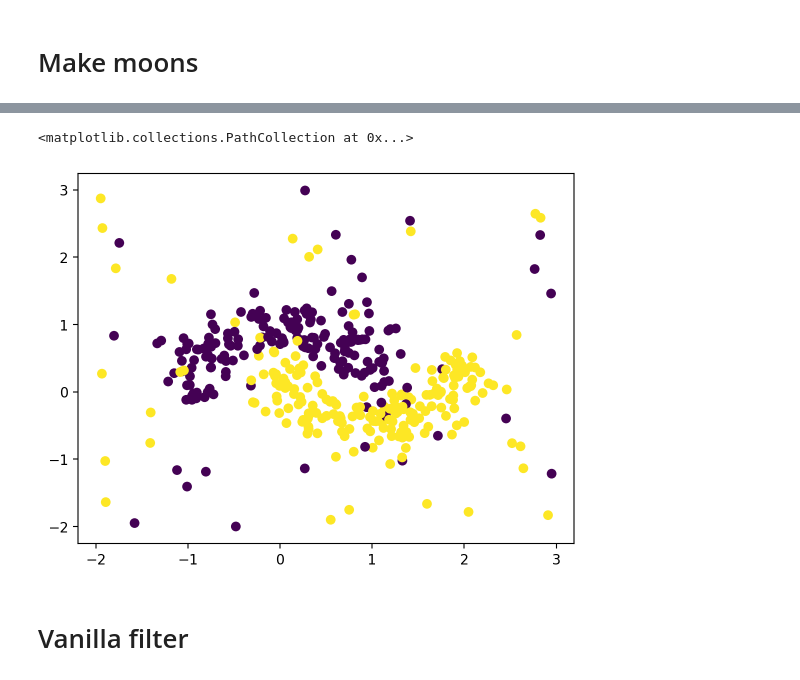
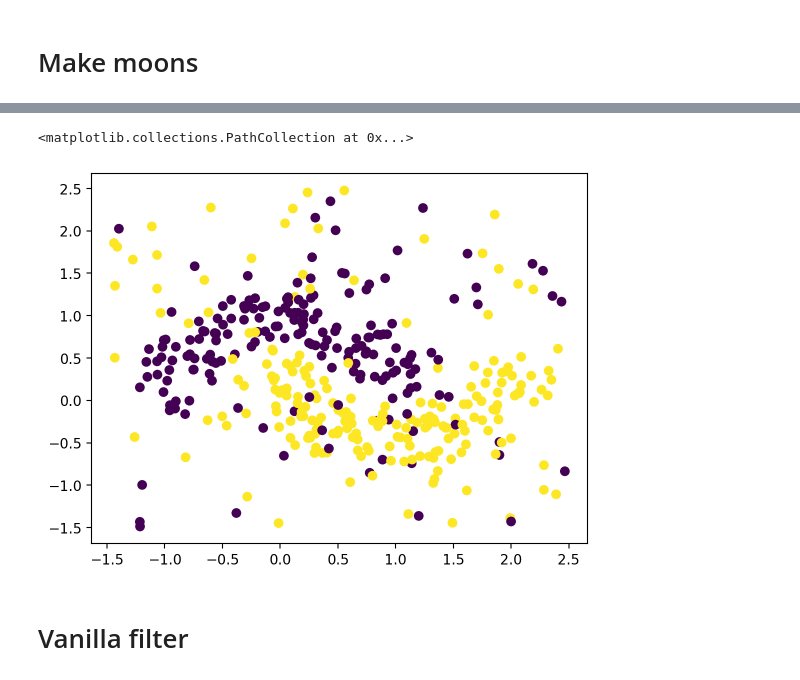
Before and after one commit to gerdm/weighted-likelihood-filter, a Jupyter notebook: experiments/robust-bern.ipynb, the cells around one changed output, grey strips where cells are left out. Drawn from its saved outputs; the diff is of its cells as text; code cells hidden in the pictures.

```diff
--- a/experiments/robust-bern.ipynb
+++ b/experiments/robust-bern.ipynb
@@ -24,36 +20,38 @@ The autoreload extension is already loaded. To reload it, use:
 # %%
 %config InlineBackend.figure_format = "retina"
 # %%
-key = jax.random.PRNGKey(314)
-key_train, key_corrupt, key_pos = jax.random.split(key, 3)
+key = jax.random.PRNGKey(3141)
+key_train, key_corrupt, key_pos, key_val = jax.random.split(key, 4)
 # %%
 n_samples = 400
 n_test = 200
+
 data = make_moons(n_samples=n_samples, noise=0.2, random_state=314)
 data_test = make_moons(n_samples=n_test, noise=0.2, random_state=271)
 X, y = jax.tree_map(jnp.array, data)
 y = y.astype(float)
 X_test, y_test = jax.tree_map(jnp.array, data_test)
 y_test = y_test.astype(float)
 
 
 # data = make_biclusters(shape=(n_samples, 2), n_clusters=2, noise=0.5, random_state=314, minval=-2, maxval=2)[:-1]
 # data_test = make_biclusters(shape=(n_test, 2), n_clusters=2, noise=0.5, random_state=271, minval=-2, maxval=2)[:-1]
 # X, y = jax.tree_map(jnp.array, data)
 # X_test, y_test = jax.tree_map(jnp.array, data_test)
 # y_test = y_test.astype(float).argmax(axis=0)
 # y = y.astype(float).argmax(axis=0)
 
 
-corrupt_map = jax.random.uniform(key_corrupt, shape=y.shape) < 0.15
-corrupt_vals = jax.random.uniform(key_pos, shape=X.shape, minval=-2, maxval=3.0)
+corrupt_map = jax.random.uniform(key_corrupt, shape=y.shape) < 0.3
+corrupt_pos = jax.random.uniform(key_pos, shape=X.shape, minval=-1.5, maxval=2.5)
+corrupt_vals = jax.random.bernoulli(key_val, shape=y.shape).astype(int)
 corrupt_where = jnp.where(corrupt_map)
 
-X = X.at[corrupt_where].set(corrupt_vals[corrupt_where])
-y = y.at[corrupt_where].set(1 - y[corrupt_where])
+X = X.at[corrupt_where].set(corrupt_pos[corrupt_where])
+y = y.at[corrupt_where].set(corrupt_vals[corrupt_where])
 
 
 plt.scatter(*X.T, c=y)
 # %% [output]
 <matplotlib.collections.PathCollection at 0x...>
-[figure, old version]
+[figure, new version]
```
Also changed, not shown: parts of 35 cells of this notebook.
